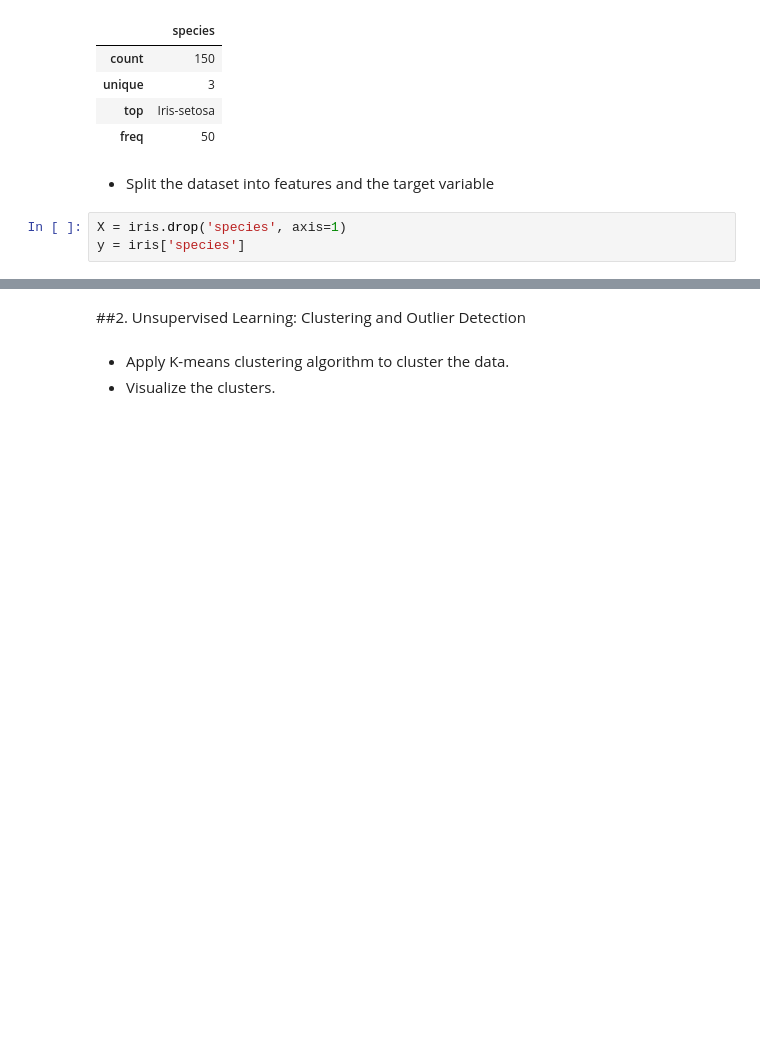
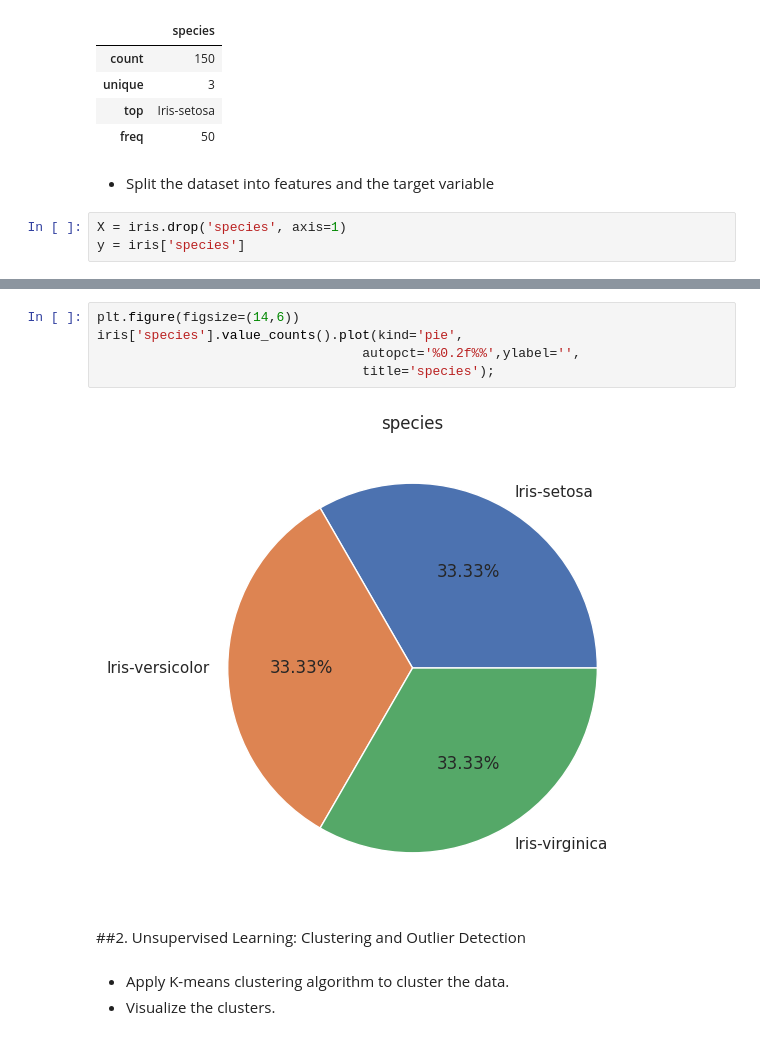
Before and after one commit to MoudiAlhazzaa/Machine_learning_Project, a Jupyter notebook: T5_Project_Module_4_Machine_Learning_Nawaf_Moudi_Zahrah.ipynb, the cells around one changed output, grey strips where cells are left out. Cells and saved outputs as stored; diff of their text form; blank space fills up the shorter version.

```diff
--- a/T5_Project_Module_4_Machine_Learning_Nawaf_Moudi_Zahrah.ipynb
+++ b/T5_Project_Module_4_Machine_Learning_Nawaf_Moudi_Zahrah.ipynb
@@ -153,3 +185,10 @@ y = iris['species']
+# %%
+plt.figure(figsize=(14,6))
+iris['species'].value_counts().plot(kind='pie',
+                                  autopct='%0.2f%%',ylabel='',
+                                  title='species');
+# %% [output]
+[figure, added]
 # %% [markdown]
 ##2. Unsupervised Learning: Clustering and Outlier Detection
 # %% [markdown]
```
Also changed, not shown: parts of 22 cells of this notebook.
